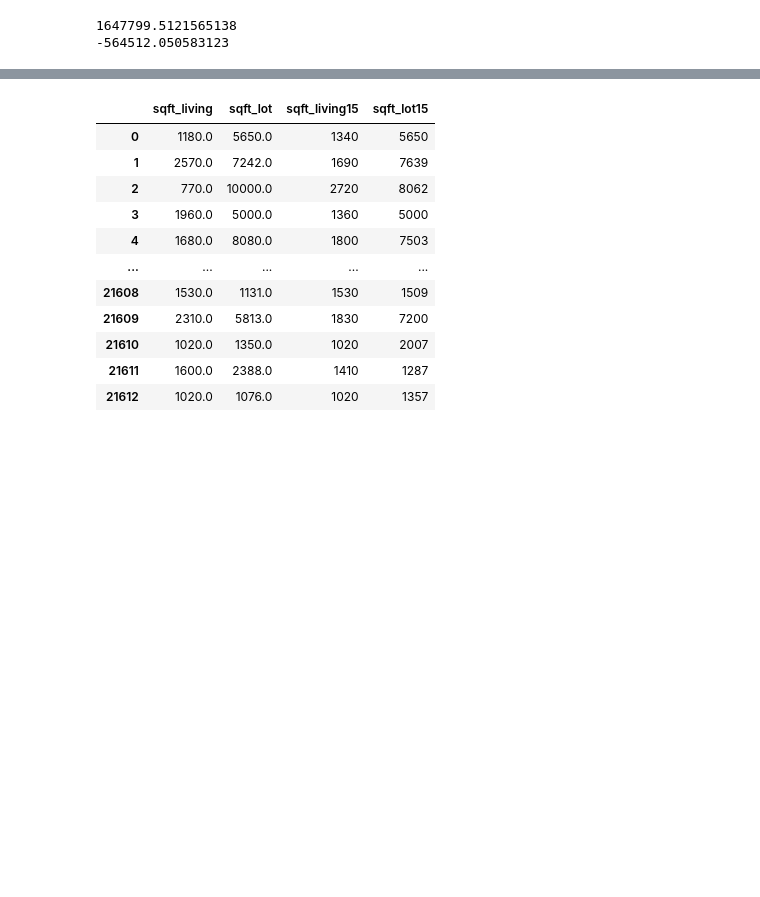
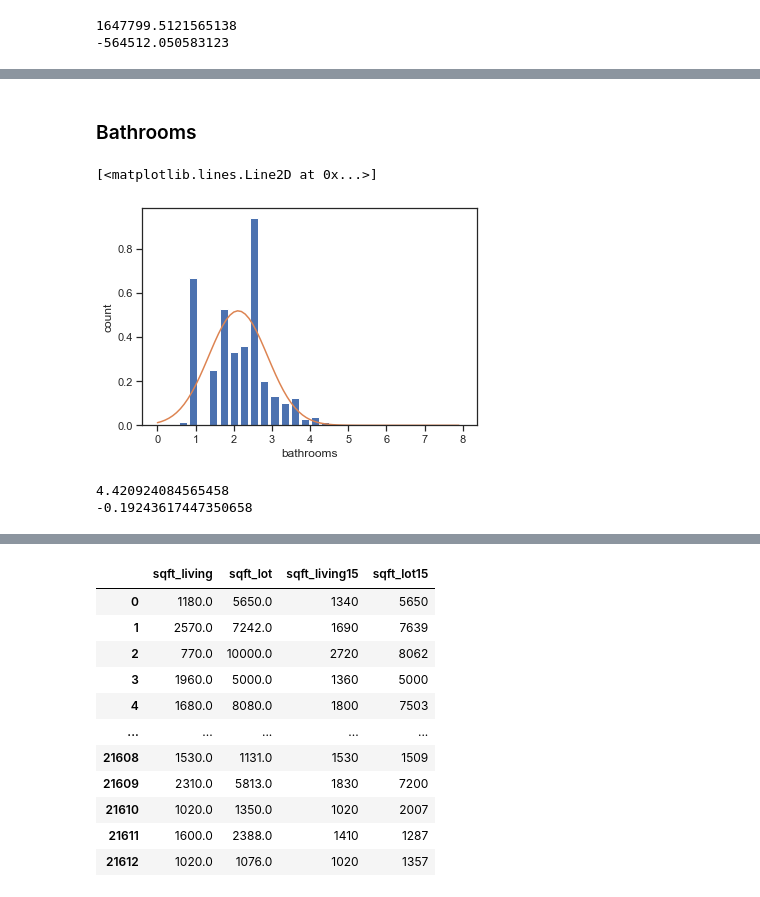
Before and after one commit to ruddysimon/ADS500B-Project, a Jupyter notebook: HouseSalesWashington.ipynb, the cells around one changed output, grey strips where cells are left out. Cells and saved outputs as stored; diff of their text form; code cells hidden in the pictures; blank space fills up the shorter version.

```diff
--- a/HouseSalesWashington.ipynb
+++ b/HouseSalesWashington.ipynb
@@ -405,0 +404,22 @@ houseSalesDF_clean[(houseSalesDF_clean.bedrooms>upper_limit_bedv) | (houseSalesD
+# %% [markdown]
+### Bathrooms
+# %%
+# bathrooms
+from scipy.stats import norm
+plt.hist(houseSalesDF_clean.bathrooms,bins=30,rwidth = 0.8, density=True)
+plt.xlabel('bathrooms')
+plt.ylabel('count')
+
+rng = np.arange(houseSalesDF_clean.bathrooms.min(), houseSalesDF_clean.bathrooms.max(), 0.1)
+plt.plot(rng ,norm.pdf(rng, houseSalesDF_clean.bathrooms.mean(), houseSalesDF_clean.bathrooms.std()))
+# %% [output]
+[<matplotlib.lines.Line2D at 0x...>]
+[figure, added]
+# %%
+upper_limit_bathv = houseSalesDF_clean.bathrooms.mean() + 3*houseSalesDF_clean.bathrooms.std()
+lower_limit_bathv = houseSalesDF_clean.bathrooms.mean() - 3*houseSalesDF_clean.bathrooms.std()
+print(upper_limit_bathv)
+print(lower_limit_bathv)
+# %% [output]
+4.420924084565458
+-0.19243617447350658
```
Also changed, not shown: parts of 32 cells of this notebook.
